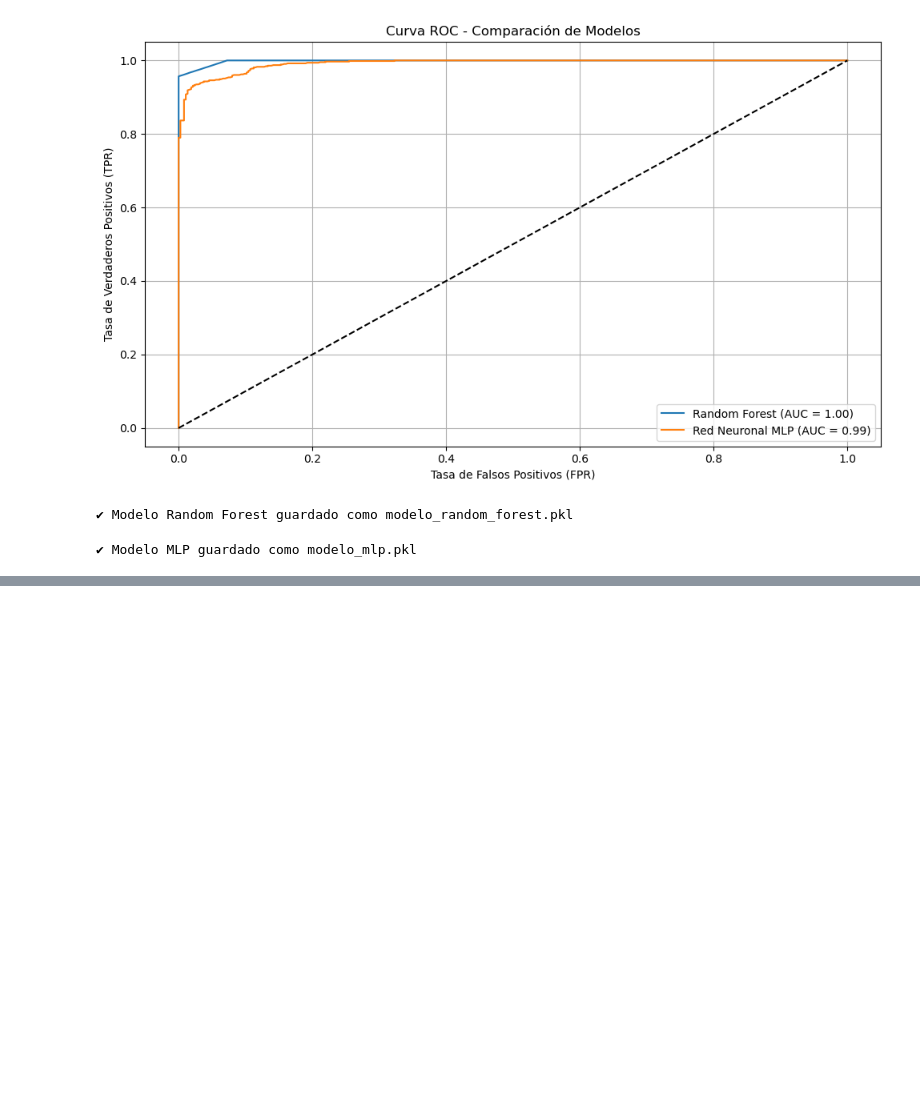
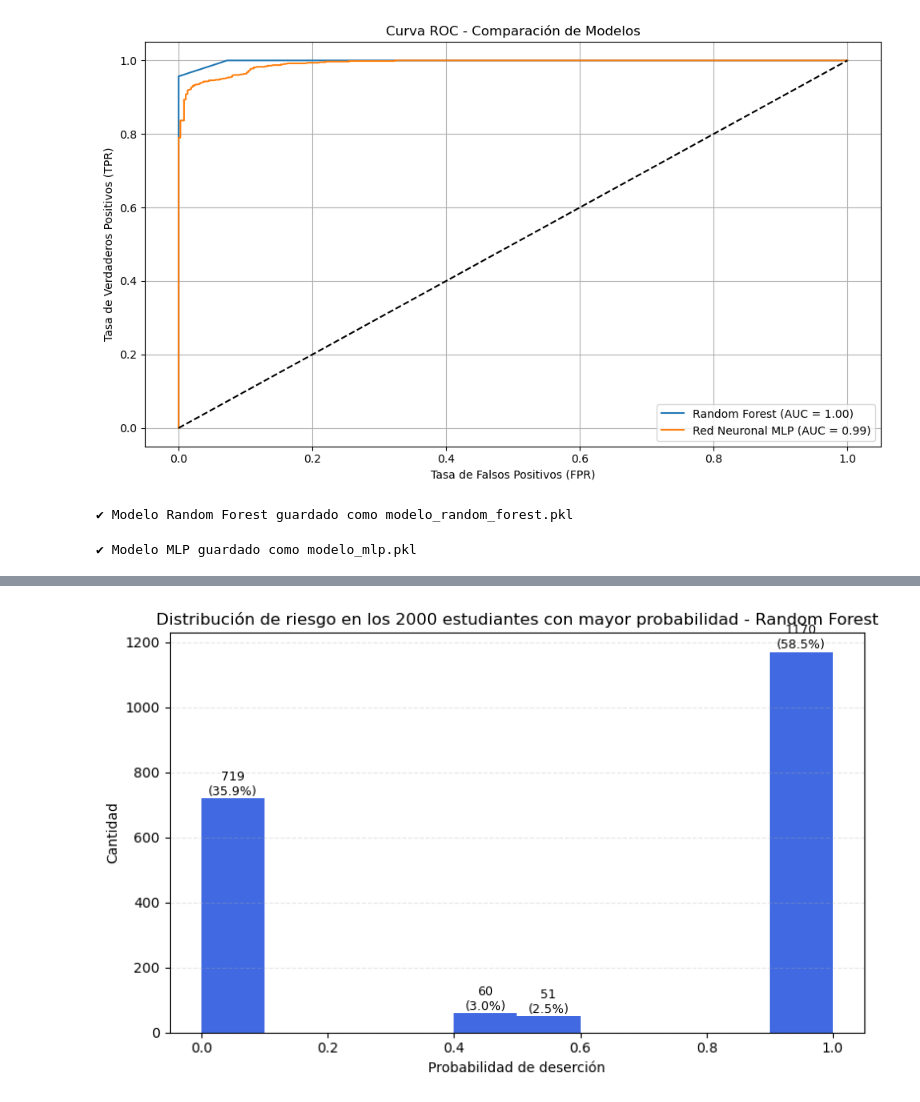
Before and after one commit to Lezjho26/Modelo-de-Inteligencia-Artificial-para-la-Predicci-n-del-Riesgo-de-Deserci-n-Escolar-, a Jupyter notebook: Modelo_IA_Desercion_Escolar_Completo v3.ipynb, the cells around one changed output, grey strips where cells are left out. Saved outputs shown, nothing was run; the diff lists cells and outputs as text; code cells hidden in the pictures; blank space fills up the shorter version.

```diff
--- a/Modelo_IA_Desercion_Escolar_Completo v3.ipynb
+++ b/Modelo_IA_Desercion_Escolar_Completo v3.ipynb
@@ -422,0 +593,3 @@ y_pred = modelo_cargado.predict(X_test)
+# %%
+# Cargar el original si aún no está
+df_original = pd.read_csv('desercion_escolar_limpio.csv')
@@ -422,0 +634,29 @@ y_pred = modelo_cargado.predict(X_test)
+# %%
+# Crear histograma y capturar valores
+fig, ax = plt.subplots(figsize=(8, 5))
+n, bins, patches = ax.hist(muestra_100_random['prob_desercion'], bins=10, color='royalblue')
+
+# Calcular porcentajes
+total = int(n.sum())
+porcentajes = (n / total) * 100
+
+# Etiquetas centradas en cada barra
+for i in range(len(patches)):
+    bar = patches[i]
+    h = n[i]
+    p = porcentajes[i]
+    if h > 0:
+        ax.text(bar.get_x() + bar.get_width()/2,
+                h + 1,
+                f'{int(h)}\n({p:.1f}%)',
+                ha='center', va='bottom', fontsize=9)
+
+# Estética
+ax.set_title("Distribución de riesgo en los 2000 estudiantes con mayor probabilidad - Random Forest")
+ax.set_xlabel("Probabilidad de deserción")
+ax.set_ylabel("Cantidad")
+ax.grid(axis='y', linestyle='--', alpha=0.3)
+plt.tight_layout()
+plt.show()
+# %% [output]
+[figure, added]
```
Also changed, not shown: parts of 23 cells of this notebook.
